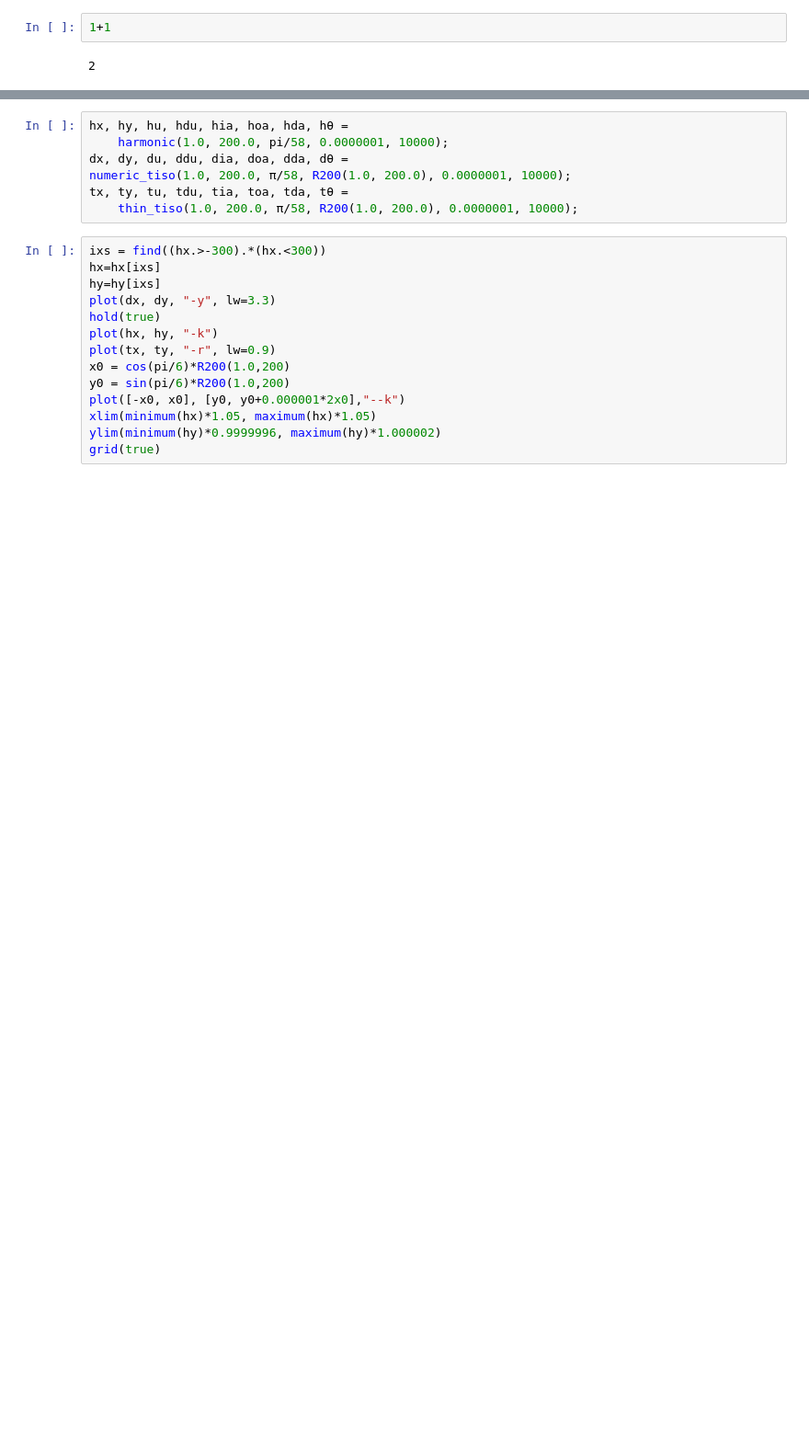
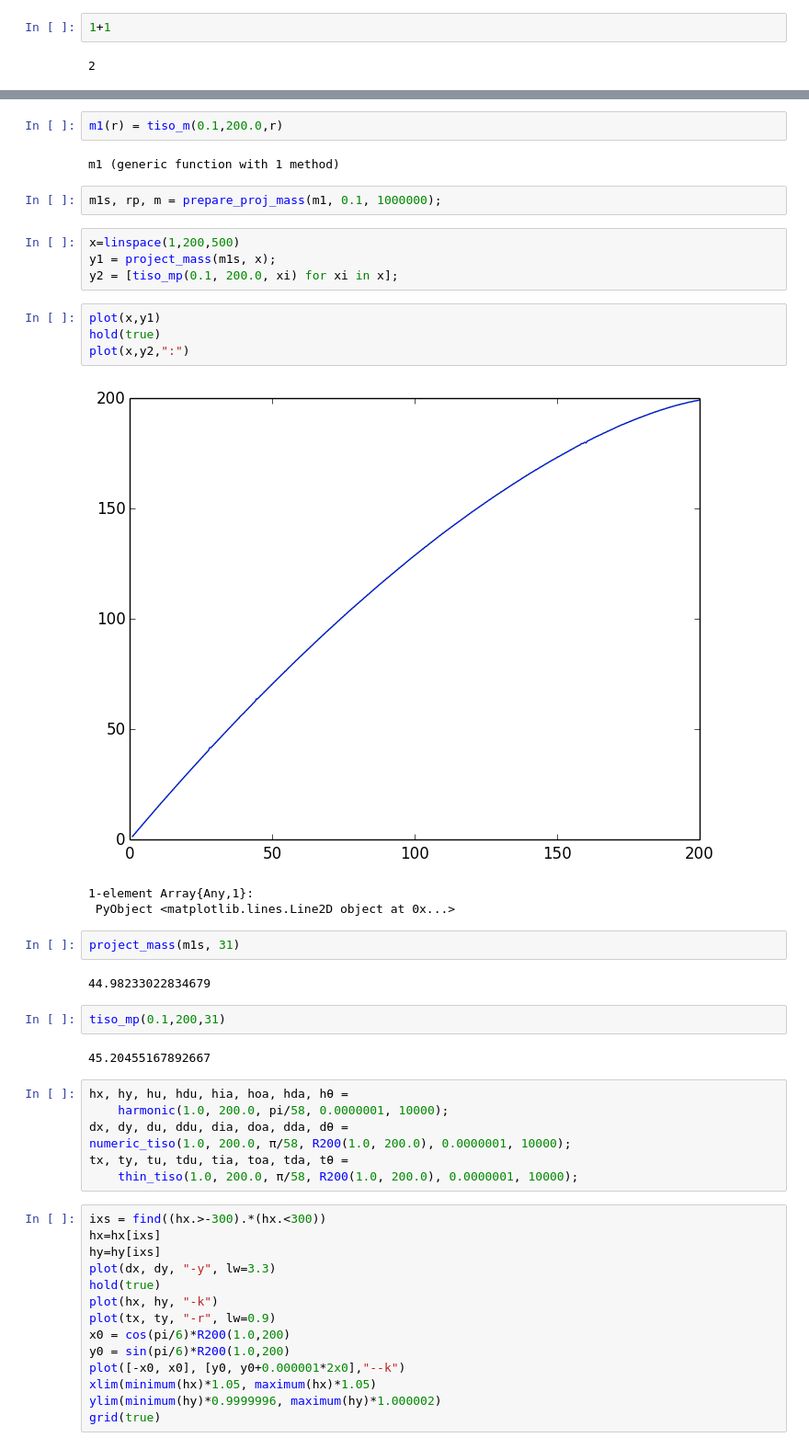
Before and after one commit to skariel/Lensing, a Jupyter notebook: GENERAL.ipynb, the cells around one changed output, grey strips where cells are left out. Shown at 92% size. Drawn from its saved outputs; the diff is of its cells as text; blank space fills up the shorter version.

Commit message:
projecting mass

```diff
--- a/GENERAL.ipynb
+++ b/GENERAL.ipynb
@@ -23,6 +23,32 @@ WARNING: Method definition thin(Any, Any, Any, Any, Any) in module Main at /User
 WARNING: Method definition thin_tiso(Any, Any, Any, Any, Any) in module Main at /Users/ariel/Desktop/GRAVLENS/thin.jl:39 overwritten at /Users/ariel/Desktop/GRAVLENS/thin.jl:39.
 WARNING: Method definition thin_tiso(Any, Any, Any, Any, Any, Any) in module Main at /Users/ariel/Desktop/GRAVLENS/thin.jl:39 overwritten at /Users/ariel/Desktop/GRAVLENS/thin.jl:39.
 thin_tiso (generic function with 2 methods)
+# %%
+m1(r) = tiso_m(0.1,200.0,r)
+# %% [output]
+m1 (generic function with 1 method)
+# %%
+m1s, rp, m = prepare_proj_mass(m1, 0.1, 1000000);
+# %%
+x=linspace(1,200,500)
+y1 = project_mass(m1s, x);
+y2 = [tiso_mp(0.1, 200.0, xi) for xi in x];
+# %%
+plot(x,y1)
+hold(true)
+plot(x,y2,":")
+# %% [output]
+[figure, added]
+1-element Array{Any,1}:
+ PyObject <matplotlib.lines.Line2D object at 0x...>
+# %%
+project_mass(m1s, 31)
+# %% [output]
+44.98233022834679
+# %%
+tiso_mp(0.1,200,31)
+# %% [output]
+45.20455167892667
 # %%
 hx, hy, hu, hdu, hia, hoa, hda, hθ =
     harmonic(1.0, 200.0, pi/58, 0.0000001, 10000);
```
Also changed, not shown: parts of 1 cell of this notebook, 1 other file.
